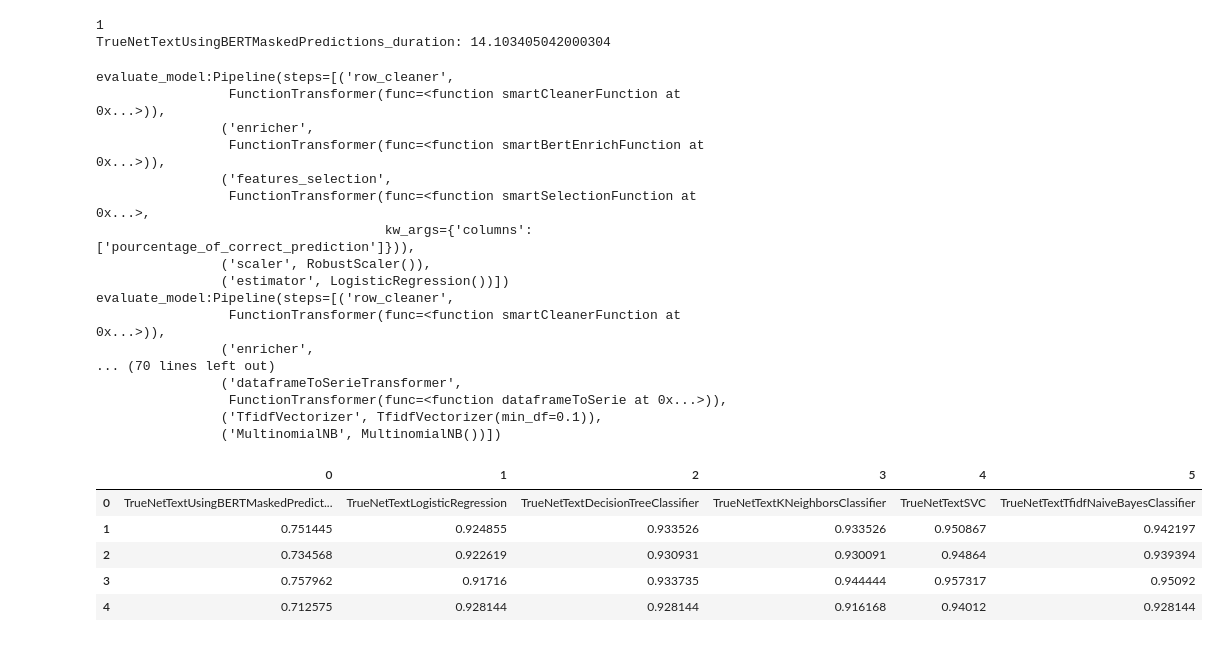
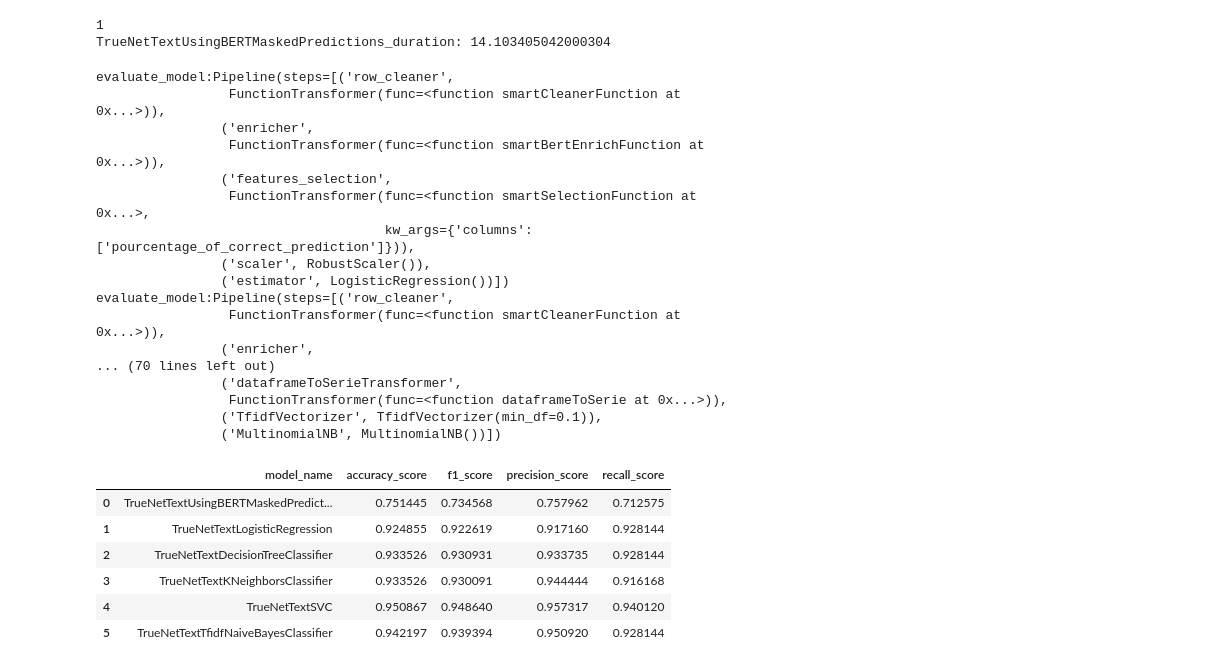
Before and after one commit to yukaberry/detect_ai_content, a Jupyter notebook: notebooks/texts/jerome_texts_compare_models.ipynb, the cells around one changed output. Saved outputs shown, nothing was run; the diff lists cells and outputs as text; code cells hidden in the pictures.

```diff
--- a/notebooks/texts/jerome_texts_compare_models.ipynb
+++ b/notebooks/texts/jerome_texts_compare_models.ipynb
@@ -126,56 +126,65 @@ def evaluate_model_and_save(model_name: str, model: None, df: None, y_test: None
     obj = {
         'model_name': model_name,
         'accuracy_score' : metrics['accuracy_score'],
         'f1_score' : metrics['f1_score'],
         'precision_score' : metrics['precision_score'],
         'recall_score' : metrics['recall_score']
     }
     return obj
 
-evaluate_model_and_save(model=TrueNetTextUsingBERTMaskedPredictions_model, df=df, y_test=y_test)
-models.append('TrueNetTextUsingBERTMaskedPredictions')
+objs.append(evaluate_model_and_save(model_name='TrueNetTextUsingBERTMaskedPredictions',
+                                    model=TrueNetTextUsingBERTMaskedPredictions_model,
+                                    df=df,
+                                    y_test=y_test))
+objs.append(evaluate_model_and_save(model_name='TrueNetTextLogisticRegression',
+                                    model=TrueNetTextLogisticRegression_model,
+                                    df=df,
+                                    y_test=y_test))
+objs.append(evaluate_model_and_save(model_name='TrueNetTextDecisionTreeClassifier',
+                                    model=TrueNetTextDecisionTreeClassifier_model,
+                                    df=df,
+                                    y_test=y_test))
+objs.append(evaluate_model_and_save(model_name='TrueNetTextKNeighborsClassifier',
+                                    model=TrueNetTextKNeighborsClassifier_model,
+                                    df=df,
+                                    y_test=y_test))
+objs.append(evaluate_model_and_save(model_name='TrueNetTextSVC',
+                                    model=TrueNetTextSVC_model,
+                                    df=df,
+                                    y_test=y_test))
+objs.append(evaluate_model_and_save(model_name='TrueNetTextTfidfNaiveBayesClassifier',
+                                    model=TrueNetTextTfidfNaiveBayesClassifier_model,
+                                    df=df,
+                                    y_test=y_test))
 
-evaluate_model_and_save(model=TrueNetTextLogisticRegression_model, df=df, y_test=y_test)
-models.append('TrueNetTextLogisticRegression')
 
-evaluate_model_and_save(model=TrueNetTextDecisionTreeClassifier_model, df=df, y_test=y_test)
-models.append('TrueNetTextDecisionTreeClassifier')
-
-evaluate_model_and_save(model=TrueNetTextKNeighborsClassifier_model, df=df, y_test=y_test)
-models.append('TrueNetTextKNeighborsClassifier')
-
-evaluate_model_and_save(model=TrueNetTextSVC_model, df=df, y_test=y_test)
-models.append('TrueNetTextSVC')
-
-evaluate_model_and_save(model=TrueNetTextTfidfNaiveBayesClassifier_model, df=df, y_test=y_test)
-models.append('TrueNetTextTfidfNaiveBayesClassifier')
-
-metrics_df = pd.DataFrame(data=[models, accuracy_scores, f1_scores, precision_scores, recall_scores])
+metrics_df = pd.DataFrame(data=objs)
 metrics_df
 # %% [output]
 evaluate_model:Pipeline(steps=[('row_cleaner',
                  FunctionTransformer(func=<function smartCleanerFunction at 0x...>)),
                 ('enricher',
                  FunctionTransformer(func=<function smartBertEnrichFunction at 0x...>)),
                 ('features_selection',
                  FunctionTransformer(func=<function smartSelectionFunction at 0x...>,
                                      kw_args={'columns': ['pourcentage_of_correct_prediction']})),
                 ('scaler', RobustScaler()),
                 ('estimator', LogisticRegression())])
 evaluate_model:Pipeline(steps=[('row_cleaner',
                  FunctionTransformer(func=<function smartCleanerFunction at 0x...>)),
                 ('enricher',
 ... (70 lines left out)
                 ('dataframeToSerieTransformer',
                  FunctionTransformer(func=<function dataframeToSerie at 0x...>)),
                 ('TfidfVectorizer', TfidfVectorizer(min_df=0.1)),
                 ('MultinomialNB', MultinomialNB())])
-|  | 0 | 1 | 2 | 3 | 4 | 5 |
-| 0 | TrueNetTextUsingBERTMaskedPredict... | TrueNetTextLogisticRegression | TrueNetTextDecisionTreeClassifier | TrueNetTextKNeighborsClassifier | TrueNetTextSVC | TrueNetTextTfidfNaiveBayesClassifier |
-| 1 | 0.751445 | 0.924855 | 0.933526 | 0.933526 | 0.950867 | 0.942197 |
-| 2 | 0.734568 | 0.922619 | 0.930931 | 0.930091 | 0.94864 | 0.939394 |
-| 3 | 0.757962 | 0.91716 | 0.933735 | 0.944444 | 0.957317 | 0.95092 |
-| 4 | 0.712575 | 0.928144 | 0.928144 | 0.916168 | 0.94012 | 0.928144 |
+|  | model_name | accuracy_score | f1_score | precision_score | recall_score |
+| 0 | TrueNetTextUsingBERTMaskedPredict... | 0.751445 | 0.734568 | 0.757962 | 0.712575 |
+| 1 | TrueNetTextLogisticRegression | 0.924855 | 0.922619 | 0.917160 | 0.928144 |
+| 2 | TrueNetTextDecisionTreeClassifier | 0.933526 | 0.930931 | 0.933735 | 0.928144 |
+| 3 | TrueNetTextKNeighborsClassifier | 0.933526 | 0.930091 | 0.944444 | 0.916168 |
+| 4 | TrueNetTextSVC | 0.950867 | 0.948640 | 0.957317 | 0.940120 |
+| 5 | TrueNetTextTfidfNaiveBayesClassifier | 0.942197 | 0.939394 | 0.950920 | 0.928144 |
 # %%
 predictions_df = pd.DataFrame(data={
     'LogisticRegression':TrueNetTextLogisticRegression_preds,
```
Also changed, not shown: parts of 5 cells of this notebook.
